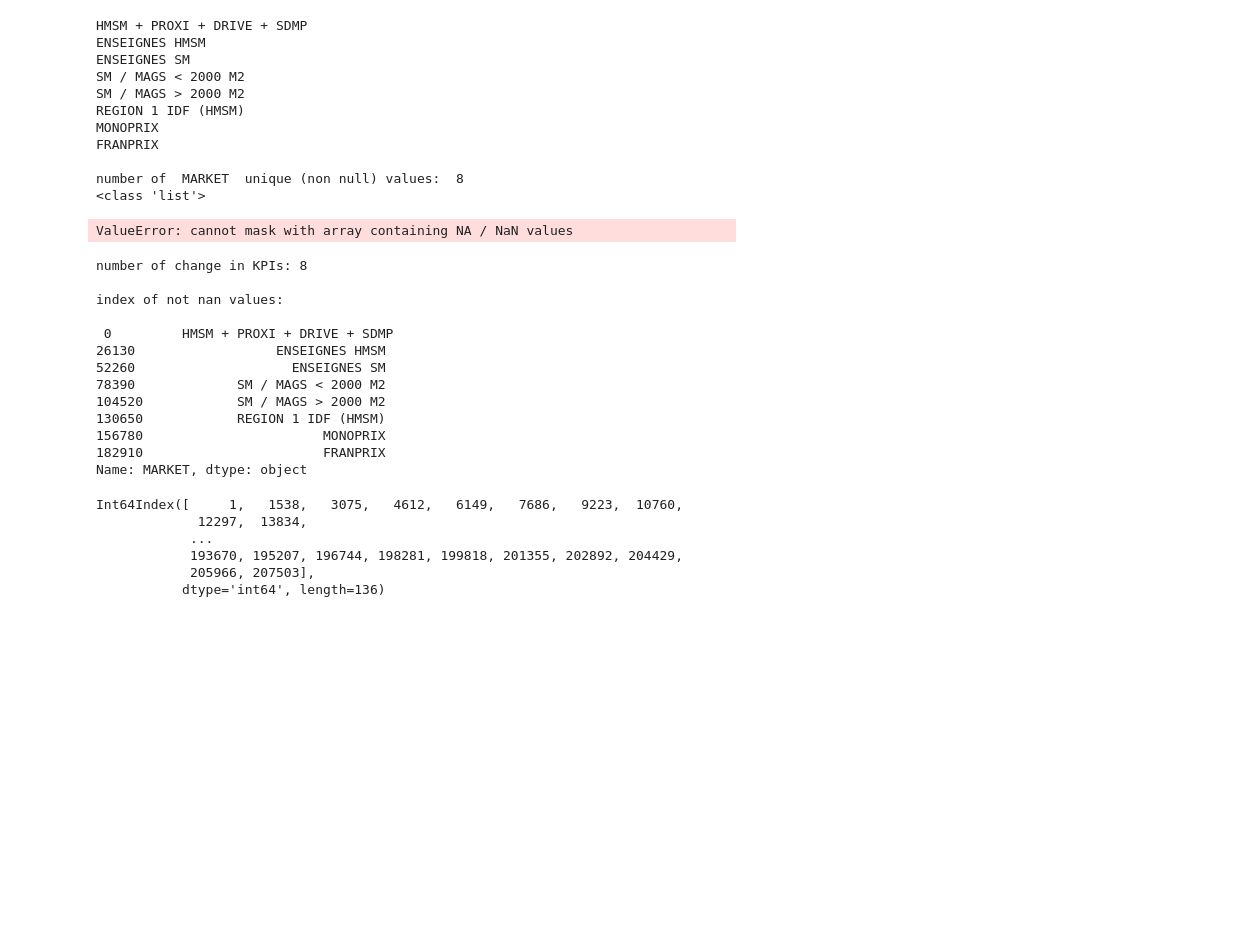
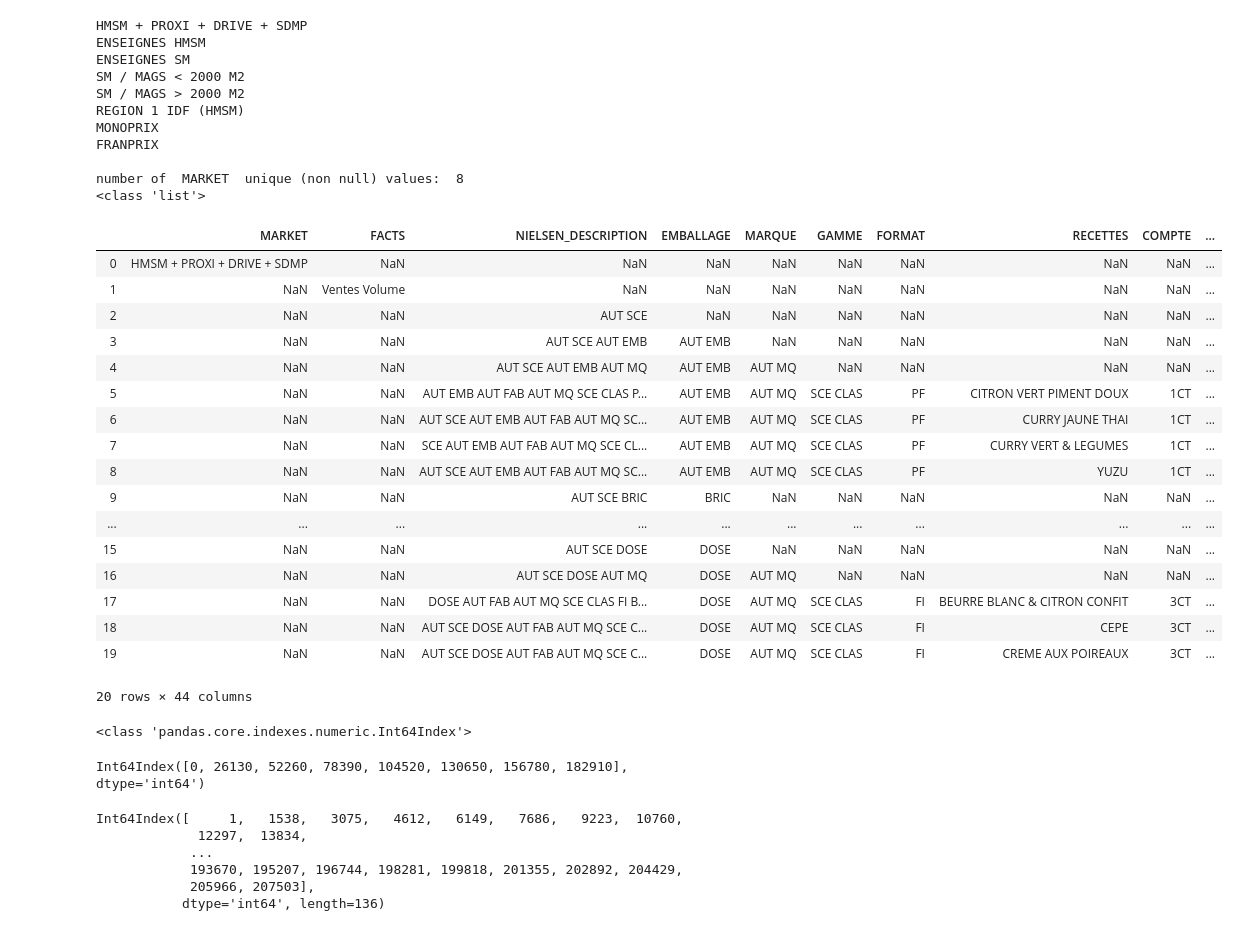
Before and after one commit to alex-toy/italians_do_it_better, a Jupyter notebook: N_NIELSEN/N_preprocessing.ipynb, the cells around one changed output. Saved outputs shown, nothing was run; the diff lists cells and outputs as text; code cells hidden in the pictures; blank space fills up the shorter version.

```diff
--- a/N_NIELSEN/N_preprocessing.ipynb
+++ b/N_NIELSEN/N_preprocessing.ipynb
@@ -259,36 +272,32 @@ def not_nan_get_index(data,col_name,pr=0):
     return col_U.index
-# %%
-#ALTERNATIVE METHOD WITH DEFINING A FUNCTION
-# problem with nan to be solved
-
-is_fer = data['NIELSEN_DESCRIPTION'].str.contains('FER', regex=True, case=False)
-is_fer['nan']=False # ligne ne fonctionne pas pour supprimer les NA et les NaN
-is_fer['']=False
-fer_sum = is_fer.sum()
-df_is_fer = data[is_fer] # BUG ICI
-
-EAN_is_fer = df_is_fer[['NIELSEN_DESCRIPTION', 'EAN13']].groupby('EAN13').min()
-
-EAN_is_fer.head()
-# %% [output]
-ValueError: cannot mask with array containing NA / NaN values
-# %%
-#not_nan_get_index(data,'MARKET')
-U_market_index=not_nan_get_index(data,'MARKET',1)
-# %% [output]
-number of change in KPIs: 8
-
-index of not nan values:
-
- 0         HMSM + PROXI + DRIVE + SDMP
-26130                  ENSEIGNES HMSM
-52260                    ENSEIGNES SM
-78390             SM / MAGS < 2000 M2
-104520            SM / MAGS > 2000 M2
-130650            REGION 1 IDF (HMSM)
-156780                       MONOPRIX
-182910                       FRANPRIX
-Name: MARKET, dtype: object
+# %%
+data.head(20)
+# %% [output]
+|  | MARKET | FACTS | NIELSEN_DESCRIPTION | EMBALLAGE | MARQUE | GAMME | FORMAT | RECETTES | COMPTE | ... |
+| 0 | HMSM + PROXI + DRIVE + SDMP | NaN | NaN | NaN | NaN | NaN | NaN | NaN | NaN | ... |
+| 1 | NaN | Ventes Volume | NaN | NaN | NaN | NaN | NaN | NaN | NaN | ... |
+| 2 | NaN | NaN | AUT SCE | NaN | NaN | NaN | NaN | NaN | NaN | ... |
+| 3 | NaN | NaN | AUT SCE AUT EMB | AUT EMB | NaN | NaN | NaN | NaN | NaN | ... |
+| 4 | NaN | NaN | AUT SCE AUT EMB AUT MQ | AUT EMB | AUT MQ | NaN | NaN | NaN | NaN | ... |
+| 5 | NaN | NaN | AUT EMB AUT FAB AUT MQ SCE CLAS P... | AUT EMB | AUT MQ | SCE CLAS | PF | CITRON VERT PIMENT DOUX | 1CT | ... |
+| 6 | NaN | NaN | AUT SCE AUT EMB AUT FAB AUT MQ SC... | AUT EMB | AUT MQ | SCE CLAS | PF | CURRY JAUNE THAI | 1CT | ... |
+| 7 | NaN | NaN | SCE AUT EMB AUT FAB AUT MQ SCE CL... | AUT EMB | AUT MQ | SCE CLAS | PF | CURRY VERT & LEGUMES | 1CT | ... |
+| 8 | NaN | NaN | AUT SCE AUT EMB AUT FAB AUT MQ SC... | AUT EMB | AUT MQ | SCE CLAS | PF | YUZU | 1CT | ... |
+| 9 | NaN | NaN | AUT SCE BRIC | BRIC | NaN | NaN | NaN | NaN | NaN | ... |
+| ... | ... | ... | ... | ... | ... | ... | ... | ... | ... | ... |
+| 15 | NaN | NaN | AUT SCE DOSE | DOSE | NaN | NaN | NaN | NaN | NaN | ... |
+| 16 | NaN | NaN | AUT SCE DOSE AUT MQ | DOSE | AUT MQ | NaN | NaN | NaN | NaN | ... |
+| 17 | NaN | NaN | DOSE AUT FAB AUT MQ SCE CLAS FI B... | DOSE | AUT MQ | SCE CLAS | FI | BEURRE BLANC & CITRON CONFIT | 3CT | ... |
+| 18 | NaN | NaN | AUT SCE DOSE AUT FAB AUT MQ SCE C... | DOSE | AUT MQ | SCE CLAS | FI | CEPE | 3CT | ... |
+| 19 | NaN | NaN | AUT SCE DOSE AUT FAB AUT MQ SCE C... | DOSE | AUT MQ | SCE CLAS | FI | CREME AUX POIREAUX | 3CT | ... |
+20 rows × 44 columns
+# %%
+print(type(U_market_index))
+U_market_index.shape
+U_market_index
+# %% [output]
+<class 'pandas.core.indexes.numeric.Int64Index'>
+Int64Index([0, 26130, 52260, 78390, 104520, 130650, 156780, 182910], dtype='int64')
 # %%
 #KPI_index=not_nan_get_index(data,'FACTS',1)
 not_nan_get_index(data,'FACTS')
```
Also changed, not shown: parts of 22 cells of this notebook, 1 other file.
